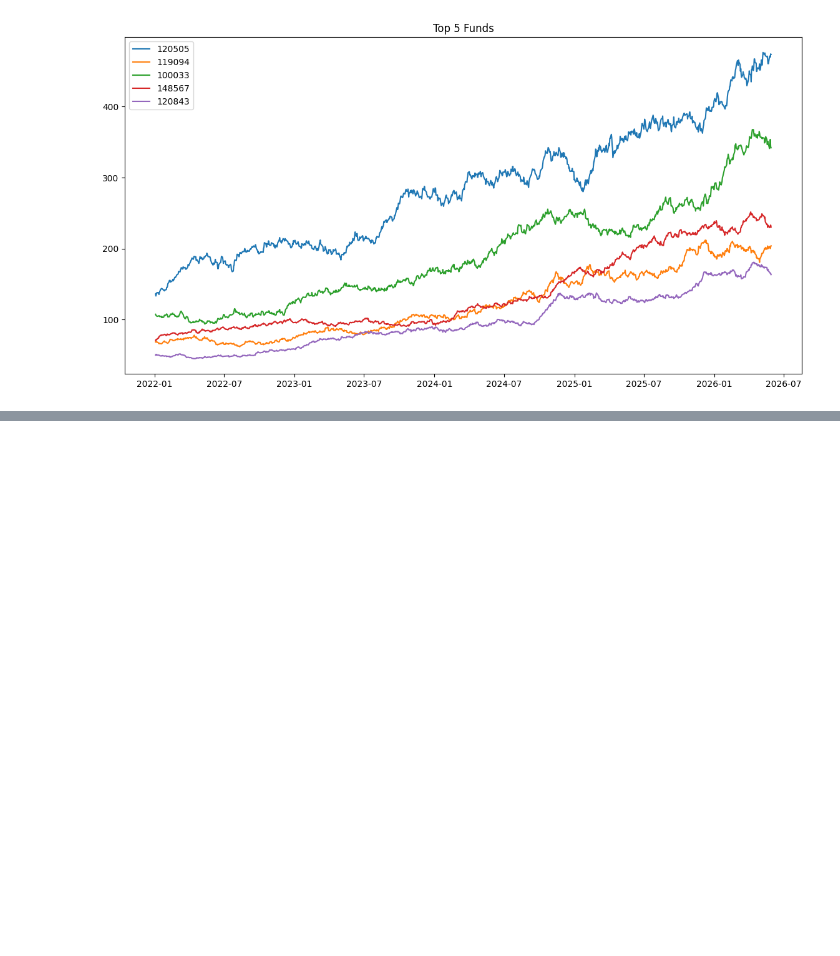
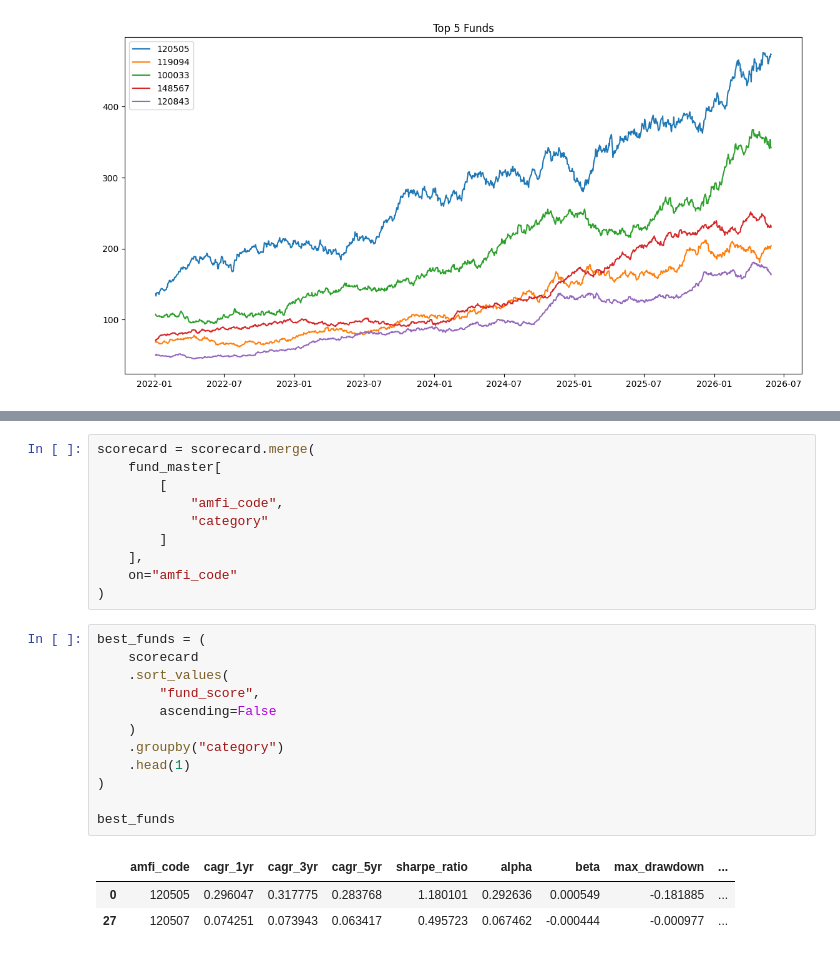
Before and after one commit to Rhea-15/mutual-fund-analytics, a Jupyter notebook: notebooks/Performance_Analytics.ipynb, the cells around one changed output, grey strips where cells are left out. Cells and saved outputs as stored; diff of their text form; blank space fills up the shorter version.

```diff
--- a/notebooks/Performance_Analytics.ipynb
+++ b/notebooks/Performance_Analytics.ipynb
@@ -515,0 +797,26 @@ plt.show()
+# %%
+scorecard = scorecard.merge(
+    fund_master[
+        [
+            "amfi_code",
+            "category"
+        ]
+    ],
+    on="amfi_code"
+)
+# %%
+best_funds = (
+    scorecard
+    .sort_values(
+        "fund_score",
+        ascending=False
+    )
+    .groupby("category")
+    .head(1)
+)
+
+best_funds
+# %% [output]
+|  | amfi_code | cagr_1yr | cagr_3yr | cagr_5yr | sharpe_ratio | alpha | beta | max_drawdown | ... |
+| 0 | 120505 | 0.296047 | 0.317775 | 0.283768 | 1.180101 | 0.292636 | 0.000549 | -0.181885 | ... |
+| 27 | 120507 | 0.074251 | 0.073943 | 0.063417 | 0.495723 | 0.067462 | -0.000444 | -0.000977 | ... |
```
Also changed, not shown: parts of 11 cells of this notebook, 29 other files.
